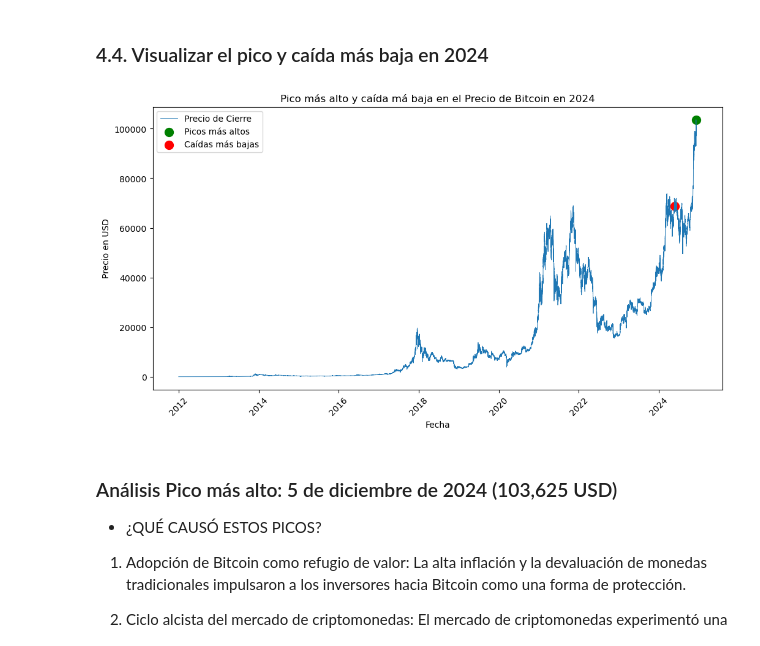
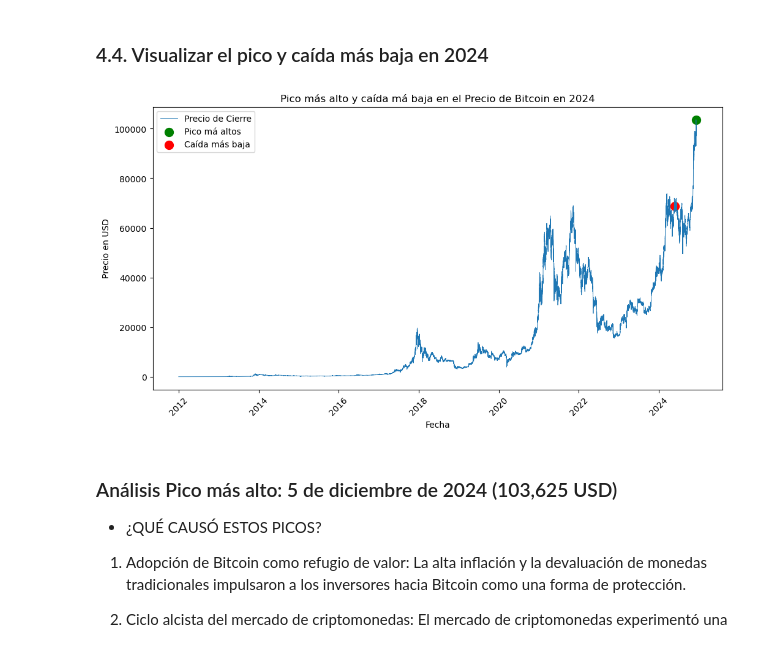
Before and after one commit to WLozanoH/prueba, a Jupyter notebook: anomalías_bitcoin.ipynb, the cells around one changed output. Cells and saved outputs as stored; diff of their text form; code cells hidden in the pictures.

Commit message:
picos y caidas de bitcoin

```diff
--- a/anomalías_bitcoin.ipynb
+++ b/anomalías_bitcoin.ipynb
@@ -265,17 +261,17 @@ La Caída más baja en 2024:
 # %%
 # Visualizar los resultados
 plt.figure(figsize=(12,6))
 plt.plot(df['Timestamp'], df['Close'], label='Precio de Cierre', linewidth = 0.6)
-plt.scatter(picos_mas_altos['Timestamp'], picos_mas_altos['Close'], color='green', label='Picos más altos', s=100)
-plt.scatter(caidas_mas_bajas['Timestamp'], caidas_mas_bajas['Close'], color='red', label='Caídas más bajas', s=100)
+plt.scatter(picos_mas_altos['Timestamp'], picos_mas_altos['Close'], color='green', label='Pico má altos', s=100)
+plt.scatter(caidas_mas_bajas['Timestamp'], caidas_mas_bajas['Close'], color='red', label='Caída más baja', s=100)
 plt.title('Pico más alto y caída má baja en el Precio de Bitcoin en 2024')
 plt.xlabel('Fecha')
 plt.ylabel('Precio en USD')
 plt.xticks(rotation=45)
 plt.legend()
 plt.show()
 # %% [output]
-[figure, old version]
+[figure, new version]
 # %% [markdown]
 ### Análisis Pico más alto: 5 de diciembre de 2024 (103,625 USD)
 
```
Also changed, not shown: parts of 9 cells of this notebook.
